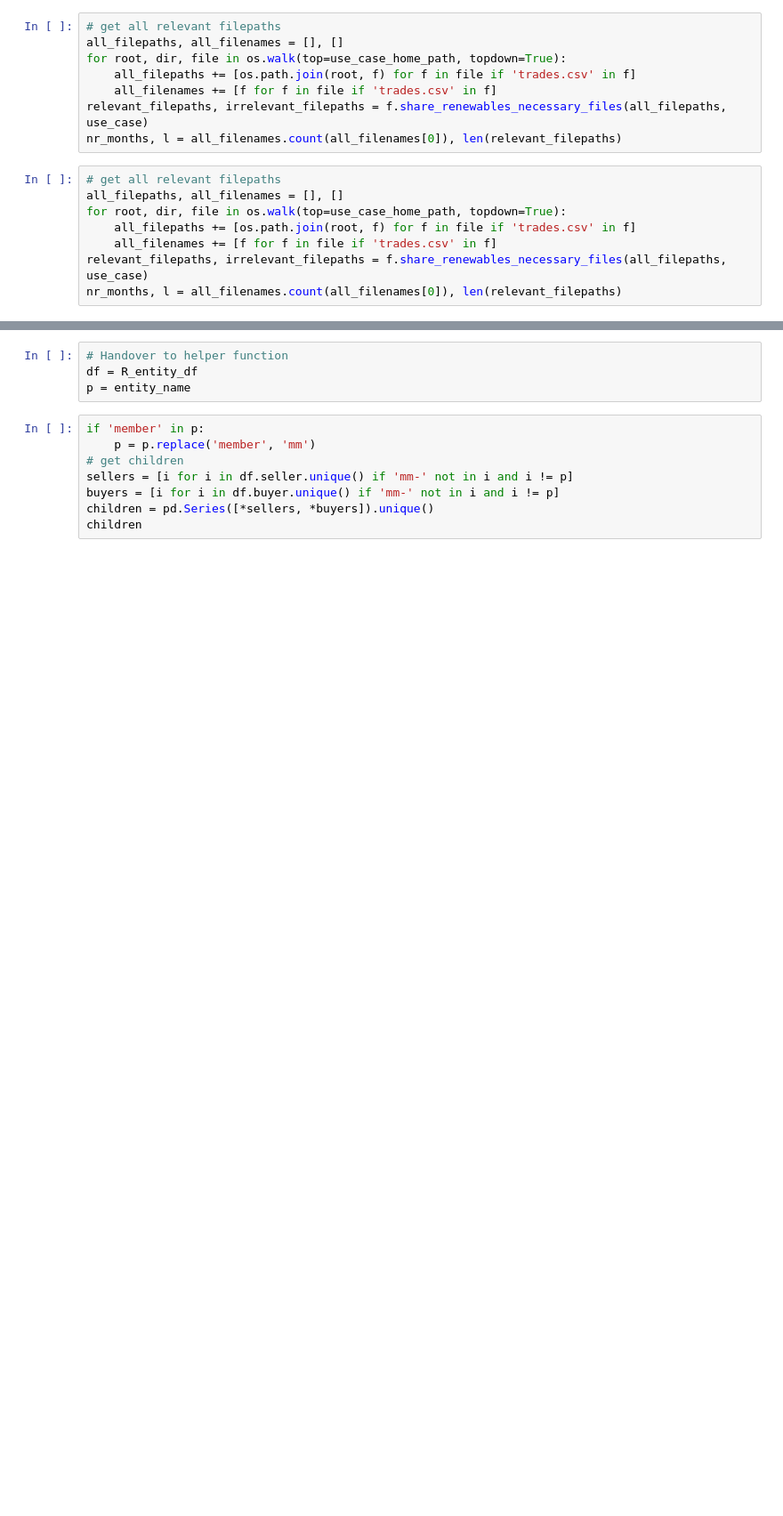
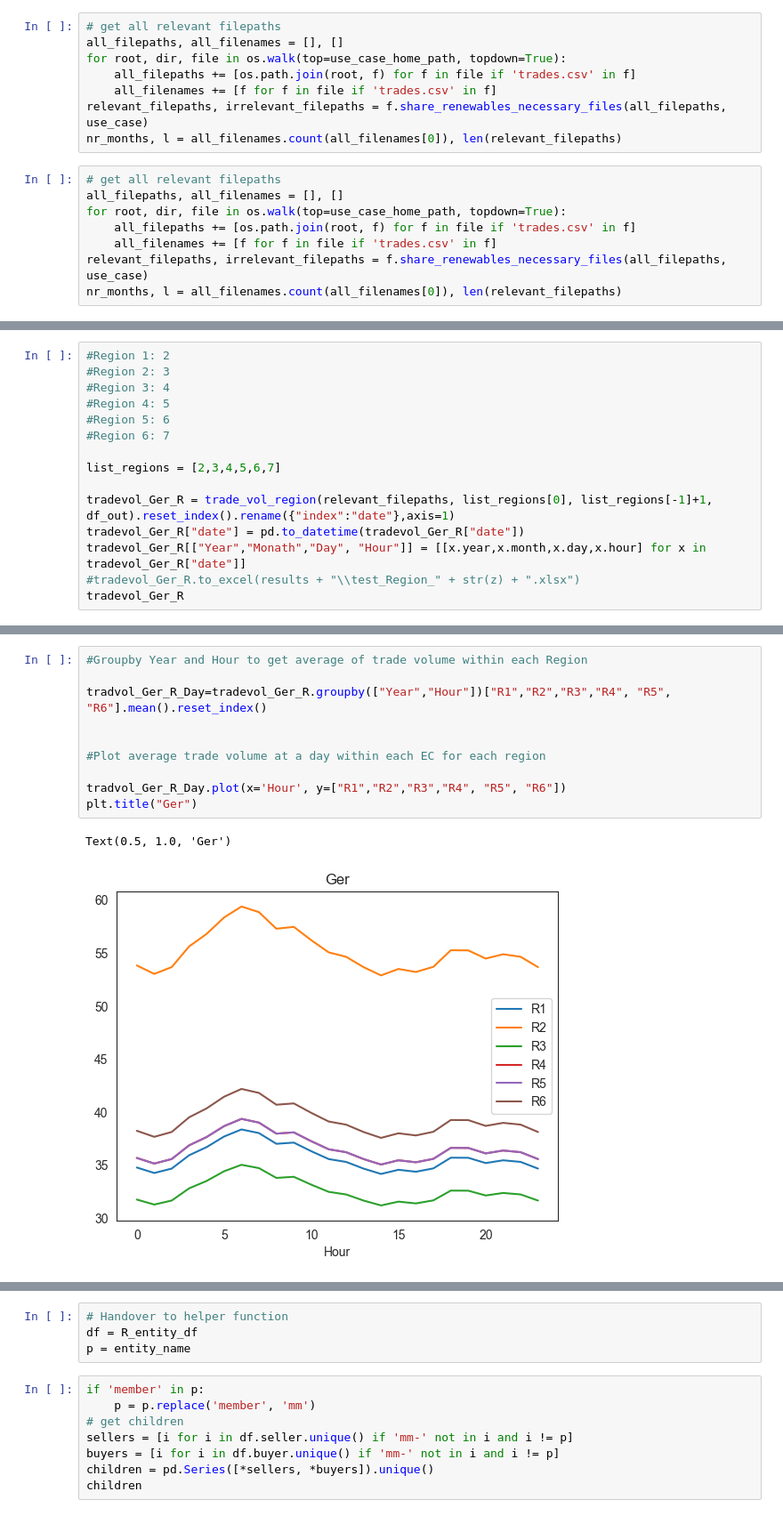
Before and after one commit to jochenmadler/fim_fit, a Jupyter notebook: GSy_KPI_calculation/01_processing/functions_test_MKa.ipynb, the cells around one changed output, grey strips where cells are left out. Shown at 89% size. Cells and saved outputs as stored; diff of their text form; blank space fills up the shorter version.

```diff
--- a/GSy_KPI_calculation/01_processing/functions_test_MKa.ipynb
+++ b/GSy_KPI_calculation/01_processing/functions_test_MKa.ipynb
@@ -332,0 +355,15 @@ tradevol_EC_R1 = trade_vol_region(relevant_filepaths, 9, 13, df_out).reset_index
+# %%
+#Region 1: 2
+#Region 2: 3
+#Region 3: 4
+#Region 4: 5
+#Region 5: 6
+#Region 6: 7
+
+list_regions = [2,3,4,5,6,7]
+
+tradevol_Ger_R = trade_vol_region(relevant_filepaths, list_regions[0], list_regions[-1]+1, df_out).reset_index().rename({"index":"date"},axis=1)
+tradevol_Ger_R["date"] = pd.to_datetime(tradevol_Ger_R["date"])
+tradevol_Ger_R[["Year","Monath","Day", "Hour"]] = [[x.year,x.month,x.day,x.hour] for x in tradevol_Ger_R["date"]]
+#tradevol_Ger_R.to_excel(results + "\\test_Region_" + str(z) + ".xlsx")
+tradevol_Ger_R
@@ -332,0 +401,13 @@ tradevol_EC_R1 = trade_vol_region(relevant_filepaths, 9, 13, df_out).reset_index
+# %%
+#Groupby Year and Hour to get average of trade volume within each Region
+
+tradvol_Ger_R_Day=tradevol_Ger_R.groupby(["Year","Hour"])["R1","R2","R3","R4", "R5", "R6"].mean().reset_index()
+
+
+#Plot average trade volume at a day within each EC for each region
+
+tradvol_Ger_R_Day.plot(x='Hour', y=["R1","R2","R3","R4", "R5", "R6"])
+plt.title("Ger")
+# %% [output]
+Text(0.5, 1.0, 'Ger')
+[figure, added]
```
Also changed, not shown: parts of 13 cells of this notebook.
